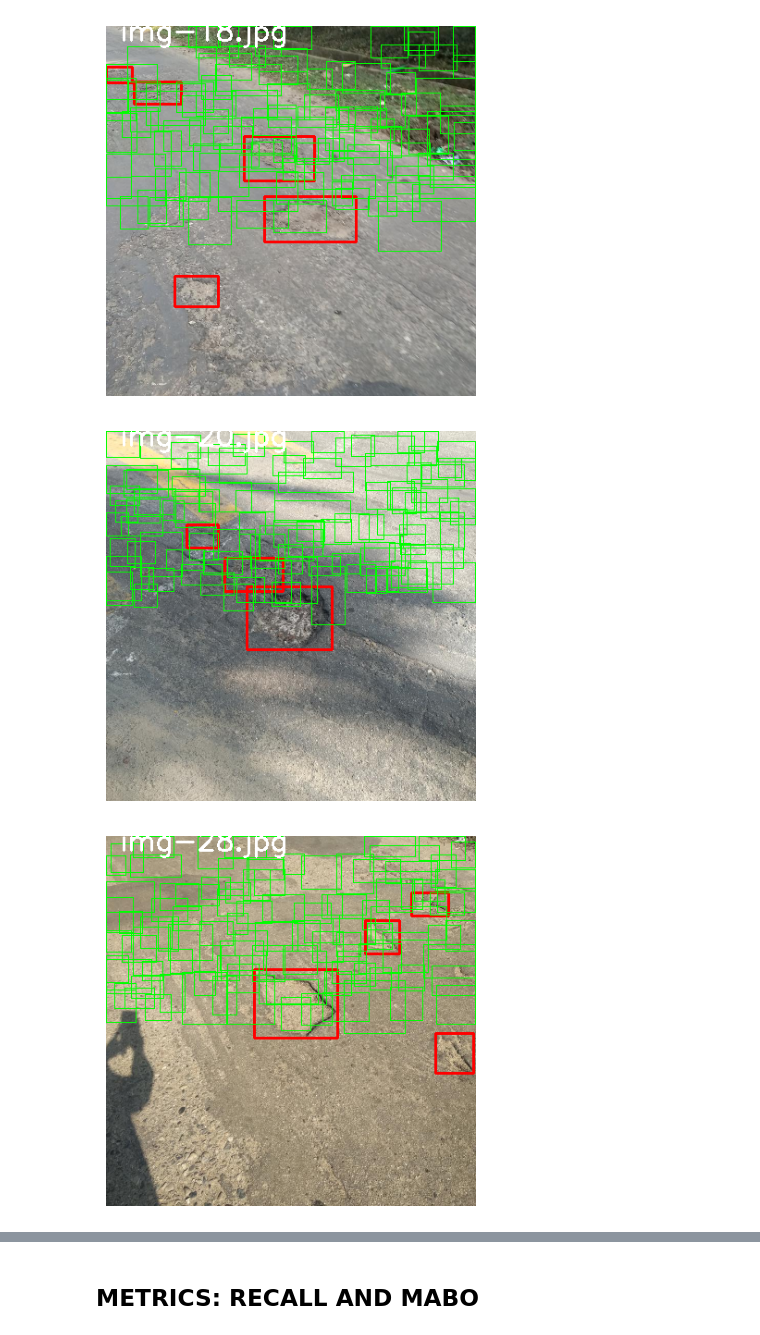
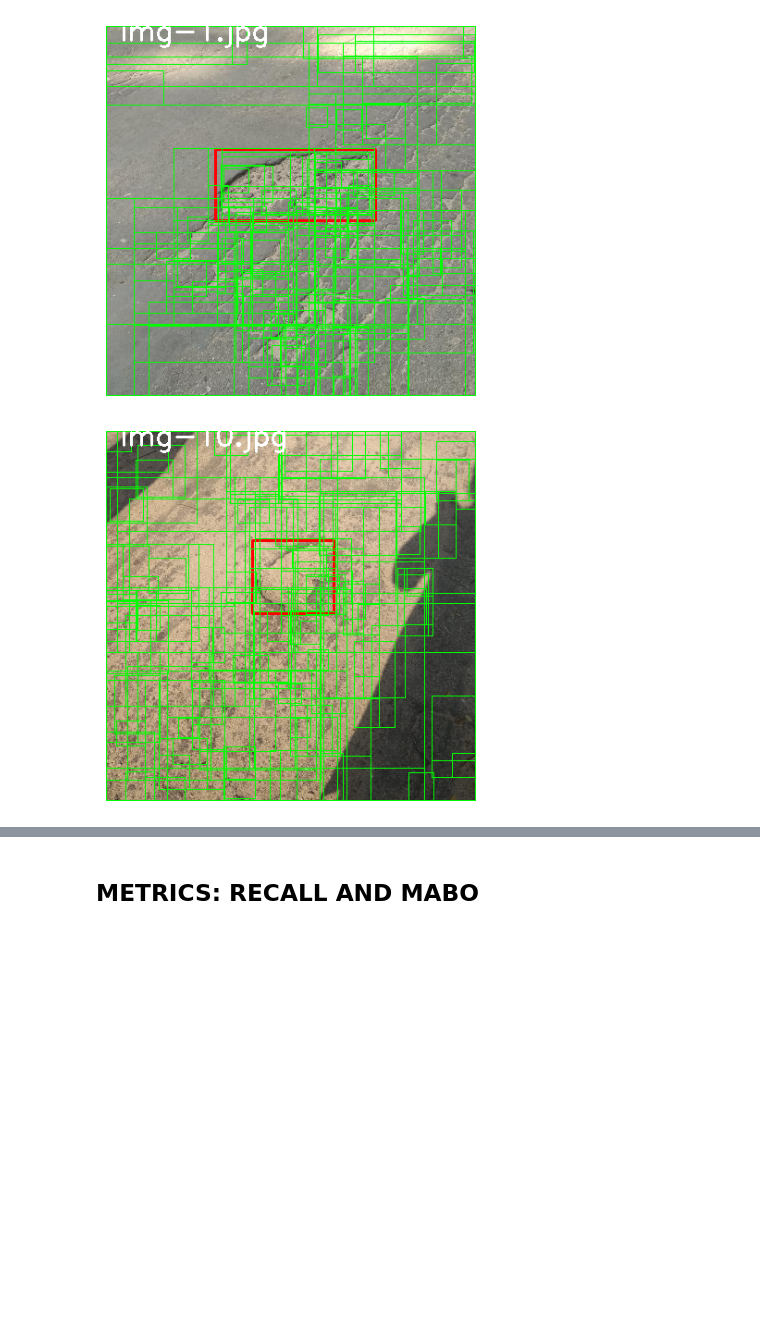
Before and after one commit to Ealbagp/Object-Detection, a Jupyter notebook: Alba/Evaluation_of_Proposals_for_SS.ipynb, the cells around one changed output, grey strips where cells are left out. Drawn from its saved outputs; the diff is of its cells as text; code cells hidden in the pictures; blank space fills up the shorter version.

Commit message:
Changes to proposals. Multithreaded implementation

```diff
--- a/Alba/Evaluation_of_Proposals_for_SS.ipynb
+++ b/Alba/Evaluation_of_Proposals_for_SS.ipynb
@@ -53,57 +53,63 @@ def visualize_image(image_filename, image, boxes, proposals=None, scale_x=1.0, s
     plt.imshow(image)
     plt.axis('off')
     plt.show()
-# %%
-# Function to run Selective Search and obtain proposals
-def get_proposals(image, num_proposals):
-    _, regions = selectivesearch.selective_search(image, scale=10, sigma=0.8, min_size=100)
-    proposals = []
-    for r in regions:
-        if r['rect'] in proposals:
-            continue
-        x, y, w, h = r['rect']
-        if w > 20 and h > 20:  # Filter small regions
-            proposals.append((x, y, w, h))
-    return proposals[:num_proposals]
+# %%
+import random
+# Function to run Selective Search and obtain proposals
+def get_proposals(image,scale, num_proposals=5000):
+    _, regions = selectivesearch.selective_search(image, scale=scale, sigma=0.8, min_size=100)
+
+    filtered_regions = list(filter(lambda r:  r['rect'][2] > 20 and r['rect'][3] > 20, regions))
+
+    # Ensure the number of proposals does not exceed available regions
+    num_proposals = min(num_proposals, len(filtered_regions))
+
+    # Randomly select unique indexes from the filtered regions
+    selected_regions = random.sample(filtered_regions, num_proposals)
+
+    # Extract and return the (x, y, w, h) proposals
+    proposals = [(r['rect'][0], r['rect'][1], r['rect'][2], r['rect'][3]) for r in selected_regions]
+
+    return proposals
 # %%
 # Loop through images, resize if needed, and apply Selective Search
-# image_counter = 0
+image_counter = 0
+
 for image_filename in os.listdir(images_path):
     if image_filename.lower().endswith(".jpg"):
         image_path = os.path.join(images_path, image_filename)
         xml_filename = image_filename.lower().replace(".jpg", ".xml")
         xml_path = os.path.join(annotations_path, xml_filename)
 
         image = cv2.imread(image_path)
 
         # Calculate scaling factors
         orig_height, orig_width = image.shape[:2]
         scale_x = TARGET_WIDTH / orig_width
         scale_y = TARGET_HEIGHT / orig_height
 
         # Resize the image to improve Selective Search efficiency
         resized_image = cv2.resize(image, (TARGET_WIDTH, TARGET_HEIGHT))
 
         # # Run Selective Search on resized image
         # proposals = get_proposals(resized_image, num_proposals=100)
 
         # Convierte a tipo entero antes de pasar la imagen
         resized_image_int = (resized_image * 255).astype(np.uint8)  # si resized_image es tipo float en rango [0, 1]
         # o simplemente
         #resized_image_int = resized_image.astype(np.uint8)  # si resized_image está en un rango válido de 0-255 pero en float
 
         # Usa esta versión convertida en las operaciones
-        proposals = get_proposals(resized_image_int, num_proposals=100)
+        proposals = get_proposals(resized_image_int, 100)
 
         if os.path.exists(xml_path):
             boxes = parse_xml(xml_path)
             visualize_image(image_filename, resized_image, boxes, proposals, scale_x=scale_x, scale_y=scale_y)  # To Display uncomment
 
         # Break to only visualize a few images
-        # image_counter += 1
-        # if image_counter >= 2:
-        #     break
+        image_counter += 1
+        if image_counter >= 2:
+            break
 # %% [output]
-[figure, old version]
+[figure, new version]
-[figure, old version]
+[figure, new version]
-[figure, removed]
```
Also changed, not shown: parts of 3 cells of this notebook, 1 other file.
